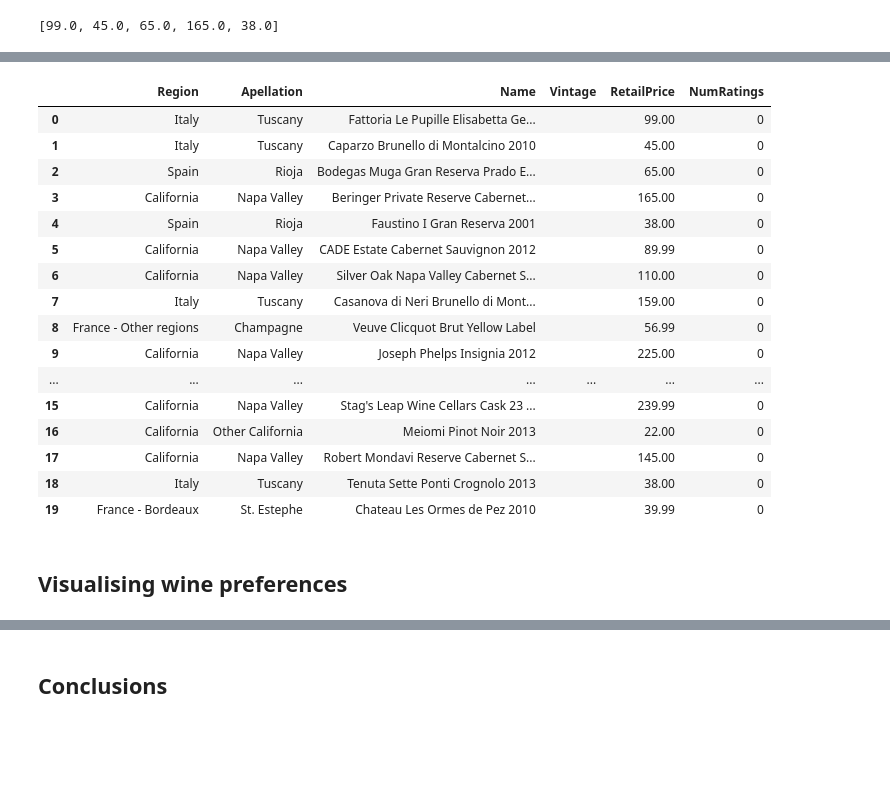
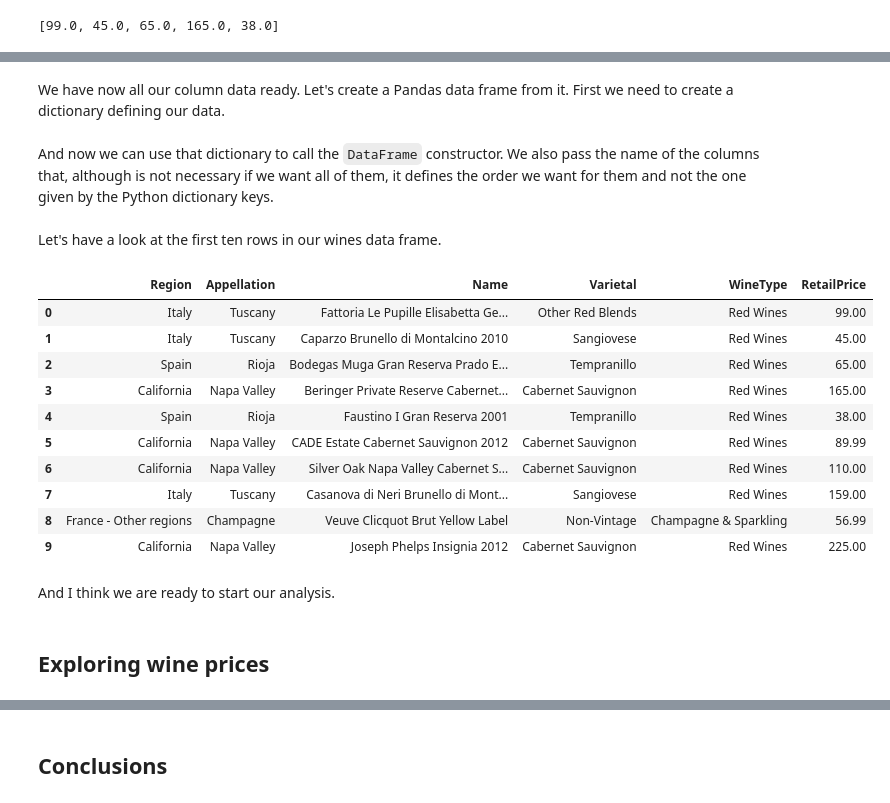
Before and after one commit to jadianes/data-journalism, a Jupyter notebook: notebooks/wine-market/wine-market.ipynb, the cells around one changed output, grey strips where cells are left out. Cells and saved outputs as stored; diff of their text form; code cells hidden in the pictures; blank space fills up the shorter version.

```diff
--- a/notebooks/wine-market/wine-market.ipynb
+++ b/notebooks/wine-market/wine-market.ipynb
@@ -220,0 +232,9 @@ wine_vintages[:5]
+# %%
+def get_wine_type_or_empty(product):
+    try:
+        return product['Varietal']['WineType']['Name']
+    except:
+        return ''
+
+wine_wine_types = map(get_wine_type_or_empty, new_data)
+wine_wine_types[:5]
@@ -231,34 +248,47 @@ wine_num_ratings[:5]
+# %% [markdown]
+We have now all our column data ready. Let's create a Pandas data frame from it. First we need to create a dictionary defining our data.
+# %%
+wines_dict = {
+    'Appellation': wine_appellations,
+    'Region': wine_regions,
+    'Name': wine_names,
+    'Varietal': wine_varietals,
+    'WineType': wine_wine_types,
+    'RetailPrice': wine_retail_prices
+}
+# %% [markdown]
+And now we can use that dictionary to call the `DataFrame` constructor. We also pass the name of the columns that, although is not necessary if we want all of them, it defines the order we want for them and not the one given by the Python dictionary keys.
 # %%
 import pandas as pd
 
-wines_dict = {
-    'Apellation': wine_appellations,
-    'Region': wine_regions,
-    'Name': wine_names,
-    'Vintage': wine_vintages,
-    'RetailPrice': wine_retail_prices,
-    'NumRatings': wine_num_ratings
-}
-wines_df = pd.DataFrame(data=wines_dict, columns=['Region','Apellation','Name','Vintage','RetailPrice','NumRatings'])
+wines_df = pd.DataFrame(
+    data=wines_dict,
+    columns=[
+        'Region',
+        'Appellation',
+        'Name',
+        'Varietal',
+        'WineType',
+        'RetailPrice'
+    ]
+)
+# %% [markdown]
+Let's have a look at the first ten rows in our wines data frame.
 # %%
-wines_df.head(20)
+wines_df.head(10)
 # %% [output]
-|  | Region | Apellation | Name | Vintage | RetailPrice | NumRatings |
-| 0 | Italy | Tuscany | Fattoria Le Pupille Elisabetta Ge... |  | 99.00 | 0 |
-| 1 | Italy | Tuscany | Caparzo Brunello di Montalcino 2010 |  | 45.00 | 0 |
-| 2 | Spain | Rioja | Bodegas Muga Gran Reserva Prado E... |  | 65.00 | 0 |
-| 3 | California | Napa Valley | Beringer Private Reserve Cabernet... |  | 165.00 | 0 |
-| 4 | Spain | Rioja | Faustino I Gran Reserva 2001 |  | 38.00 | 0 |
-| 5 | California | Napa Valley | CADE Estate Cabernet Sauvignon 2012 |  | 89.99 | 0 |
-| 6 | California | Napa Valley | Silver Oak Napa Valley Cabernet S... |  | 110.00 | 0 |
-| 7 | Italy | Tuscany | Casanova di Neri Brunello di Mont... |  | 159.00 | 0 |
-| 8 | France - Other regions | Champagne | Veuve Clicquot Brut Yellow Label |  | 56.99 | 0 |
-| 9 | California | Napa Valley | Joseph Phelps Insignia 2012 |  | 225.00 | 0 |
-| ... | ... | ... | ... | ... | ... | ... |
-| 15 | California | Napa Valley | Stag's Leap Wine Cellars Cask 23 ... |  | 239.99 | 0 |
-| 16 | California | Other California | Meiomi Pinot Noir 2013 |  | 22.00 | 0 |
-| 17 | California | Napa Valley | Robert Mondavi Reserve Cabernet S... |  | 145.00 | 0 |
-| 18 | Italy | Tuscany | Tenuta Sette Ponti Crognolo 2013 |  | 38.00 | 0 |
-| 19 | France - Bordeaux | St. Estephe | Chateau Les Ormes de Pez 2010 |  | 39.99 | 0 |
+|  | Region | Appellation | Name | Varietal | WineType | RetailPrice |
+| 0 | Italy | Tuscany | Fattoria Le Pupille Elisabetta Ge... | Other Red Blends | Red Wines | 99.00 |
+| 1 | Italy | Tuscany | Caparzo Brunello di Montalcino 2010 | Sangiovese | Red Wines | 45.00 |
+| 2 | Spain | Rioja | Bodegas Muga Gran Reserva Prado E... | Tempranillo | Red Wines | 65.00 |
+| 3 | California | Napa Valley | Beringer Private Reserve Cabernet... | Cabernet Sauvignon | Red Wines | 165.00 |
+| 4 | Spain | Rioja | Faustino I Gran Reserva 2001 | Tempranillo | Red Wines | 38.00 |
+| 5 | California | Napa Valley | CADE Estate Cabernet Sauvignon 2012 | Cabernet Sauvignon | Red Wines | 89.99 |
+| 6 | California | Napa Valley | Silver Oak Napa Valley Cabernet S... | Cabernet Sauvignon | Red Wines | 110.00 |
+| 7 | Italy | Tuscany | Casanova di Neri Brunello di Mont... | Sangiovese | Red Wines | 159.00 |
+| 8 | France - Other regions | Champagne | Veuve Clicquot Brut Yellow Label | Non-Vintage | Champagne & Sparkling | 56.99 |
+| 9 | California | Napa Valley | Joseph Phelps Insignia 2012 | Cabernet Sauvignon | Red Wines | 225.00 |
+# %% [markdown]
+And I think we are ready to start our analysis.
 # %% [markdown]
-## Visualising wine preferences
+## Exploring wine prices
```
Also changed, not shown: parts of 44 cells of this notebook.
